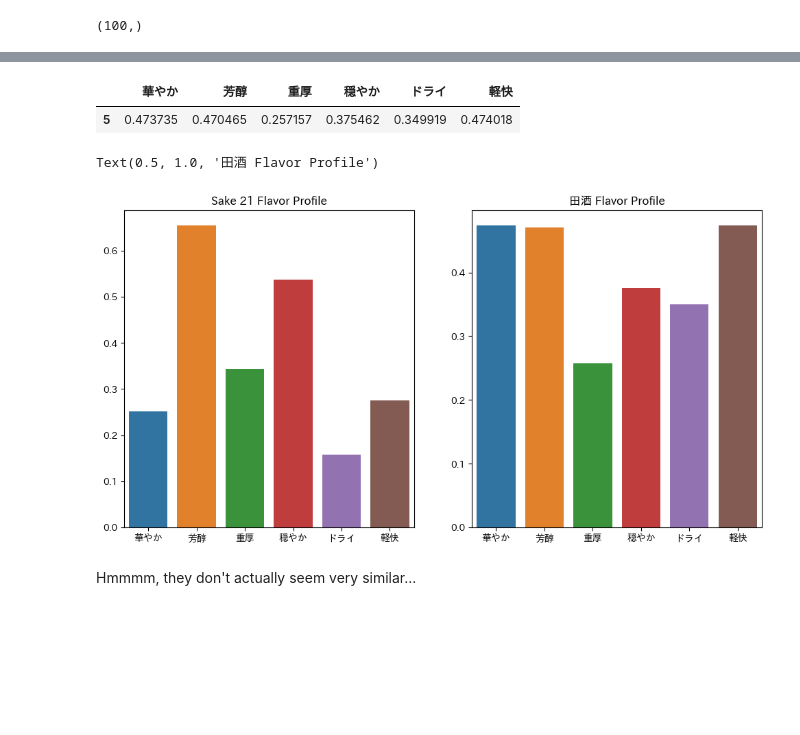
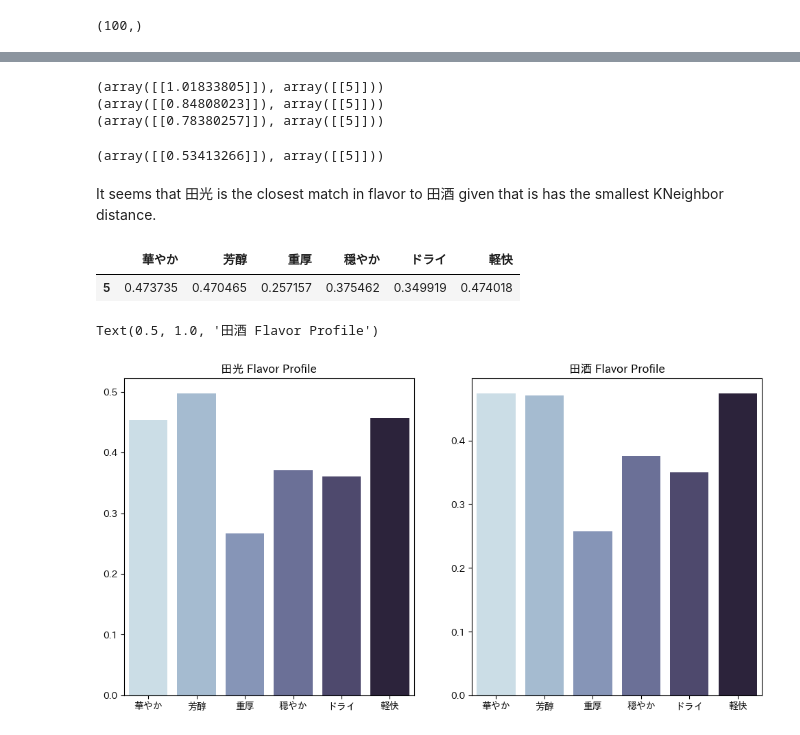
Before and after one commit to Kashiwaba23/sake_data, a Jupyter notebook: sake_EDA.ipynb, the cells around one changed output, grey strips where cells are left out. Cells and saved outputs as stored; diff of their text form; code cells hidden in the pictures; blank space fills up the shorter version.

Commit message:
found most similar sake

```diff
--- a/sake_EDA.ipynb
+++ b/sake_EDA.ipynb
@@ -227,7 +227,7 @@ Text(0.5, 1.0, 'Prefectures Which Make the Most Brands of Sake')
 [figure]
 # %%
 # Need to rename the brandId column to brand_id in the rankings_202311 df to match others
-#rankings_202311.rename(columns={'brandId':'brand_id'}, inplace=True)
+rankings_202311.rename(columns={'brandId':'brand_id'}, inplace=True)
 rankings_202311.head()
 # %% [output]
 |  | rank | score | brand_id |
@@ -345,7 +345,7 @@ It looks like **Mie** and **Tochigi** both have **2** sake brands each in the to
 First, let's focus on the Top 100 brands and see how their flavor profiles compare. Are there any similarities?
 # %%
 # again, we need to rename the brandId column to match the other tables
-#flavor_chart.rename(columns={'brandId':'brand_id'}, inplace=True)
+flavor_chart.rename(columns={'brandId':'brand_id'}, inplace=True)
 flavor_chart.shape
 # %% [output]
 (1332, 7)
@@ -492,3 +501,29 @@ Name: 21, dtype: float64
+# %%
+善知鳥 = test_sakes.iloc[[11]]
+花羽陽 = test_sakes.iloc[[66]]
+越後桜 = test_sakes.iloc[[180]]
+田光 = test_sakes.iloc[[316]]
+
+善知鳥_transformed = scaler.transform(善知鳥)
+花羽陽_transformed = scaler.transform(花羽陽)
+越後桜_transformed = scaler.transform(越後桜)
+田光_transformed = scaler.transform(田光)
+# %%
+善知鳥_dist = neigh.kneighbors(善知鳥_transformed, return_distance=True)
+print(善知鳥_dist)
+花羽陽_dist = neigh.kneighbors(花羽陽_transformed, return_distance=True)
+print(花羽陽_dist)
+越後桜_dist = neigh.kneighbors(越後桜_transformed)
+print(越後桜_dist)
+田光_dist = neigh.kneighbors(田光_transformed)
+田光_dist
+# %% [output]
+(array([[1.01833805]]), array([[5]]))
+(array([[0.84808023]]), array([[5]]))
+(array([[0.78380257]]), array([[5]]))
+(array([[0.53413266]]), array([[5]]))
+# %% [markdown]
+It seems that 田光 is the closest match in flavor to 田酒 given that is has the smallest KNeighbor distance.
 # %%
 den_shu = brand_ranking_profiles[brand_ranking_profiles['brand_name']=='田酒'].iloc[:,8:14]
 den_shu
@@ -497,12 +532,10 @@ den_shu
 | 5 | 0.473735 | 0.470465 | 0.257157 | 0.375462 | 0.349919 | 0.474018 |
 # %%
 fig, axes = plt.subplots(nrows=1, ncols=2, figsize=(12,6))
-sns.barplot(x=test_sakes.iloc[21].index, y=test_sakes.iloc[21].values, ax=axes[0])
-axes[0].set_title('Sake 21 Flavor Profile')
-sns.barplot(data=den_shu, ax=axes[1])
+sns.barplot(data=田光, ax=axes[0], palette='ch:s=.25,rot=-.25')
+axes[0].set_title('田光 Flavor Profile')
+sns.barplot(data=den_shu, ax=axes[1], palette='ch:s=.25,rot=-.25')
 axes[1].set_title('田酒 Flavor Profile')
 # %% [output]
 Text(0.5, 1.0, '田酒 Flavor Profile')
-[figure, old version]
+[figure, new version]
-# %% [markdown]
-Hmmmm, they don't actually seem very similar...
```
Also changed, not shown: parts of 20 cells of this notebook.
